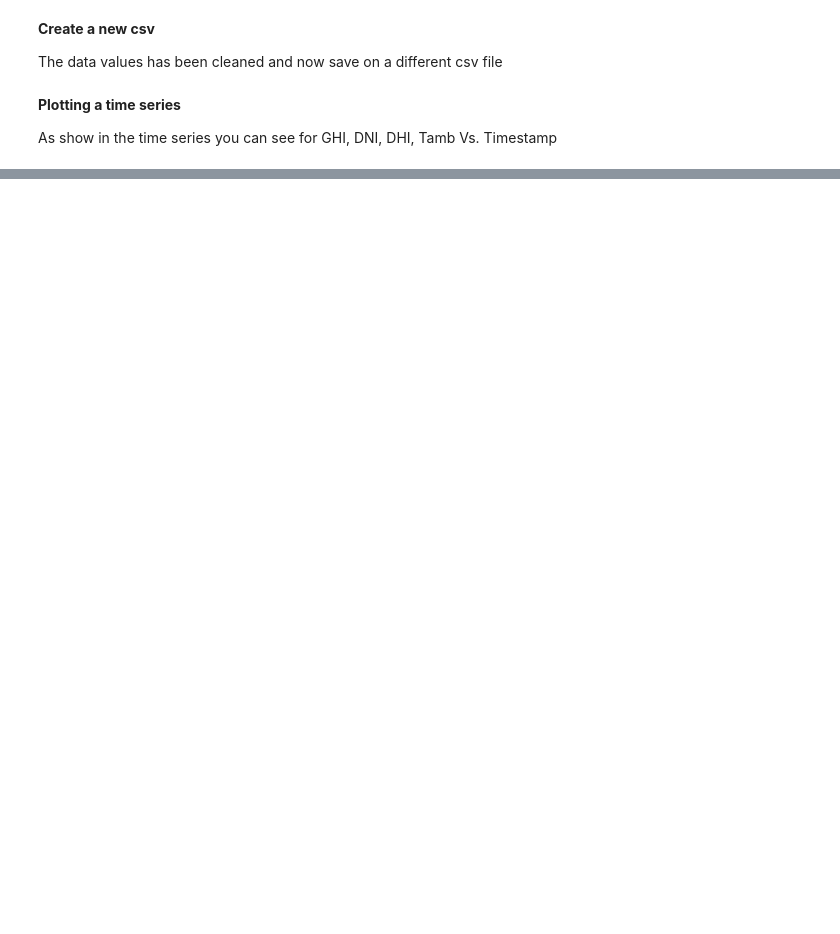
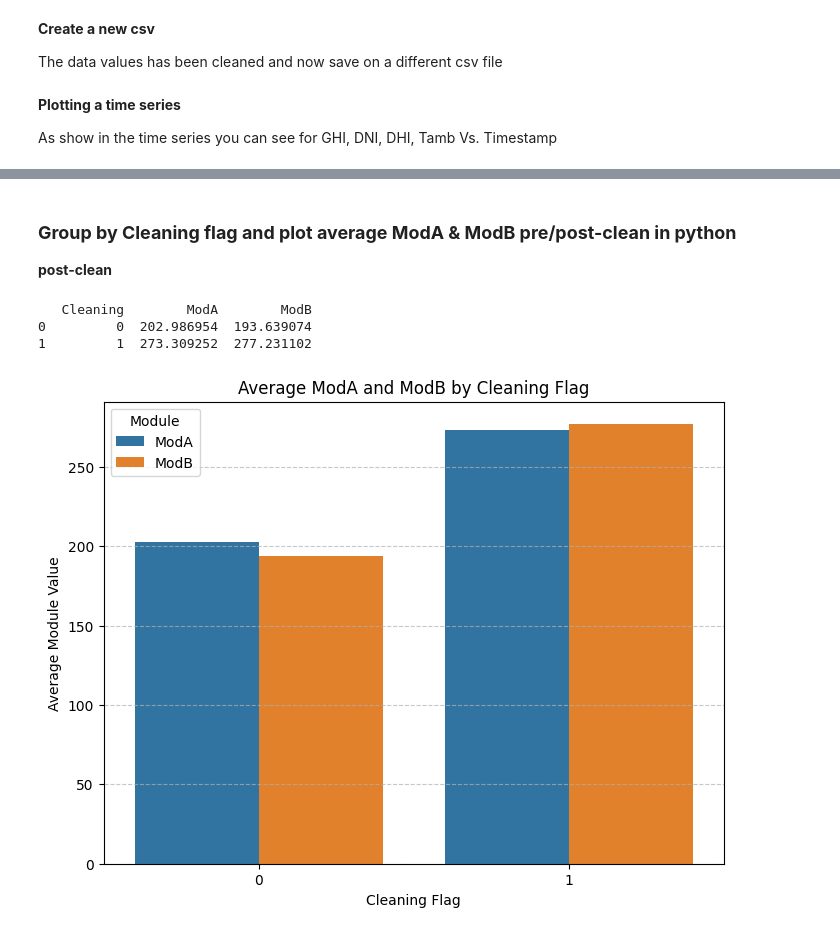
Before and after one commit to mikek1337/solar-challenge-week0, a Jupyter notebook: notebooks/sierraleone_eda.ipynb, the cells around one changed output, grey strips where cells are left out. Saved outputs shown, nothing was run; the diff lists cells and outputs as text; code cells hidden in the pictures; blank space fills up the shorter version.

```diff
--- a/notebooks/sierraleone_eda.ipynb
+++ b/notebooks/sierraleone_eda.ipynb
@@ -167,0 +209,11 @@ NameError: name 'plot_time_series' is not defined
+# %% [markdown]
+### **Group by Cleaning flag and plot average ModA & ModB pre/post-clean in python**
+
+**post-clean**
+# %%
+plot_avg_moda_modb(cleaned_data)
+# %% [output]
+   Cleaning        ModA        ModB
+0         0  202.986954  193.639074
+1         1  273.309252  277.231102
+[figure, added]
```
Also changed, not shown: parts of 18 cells of this notebook, 5 other files.
